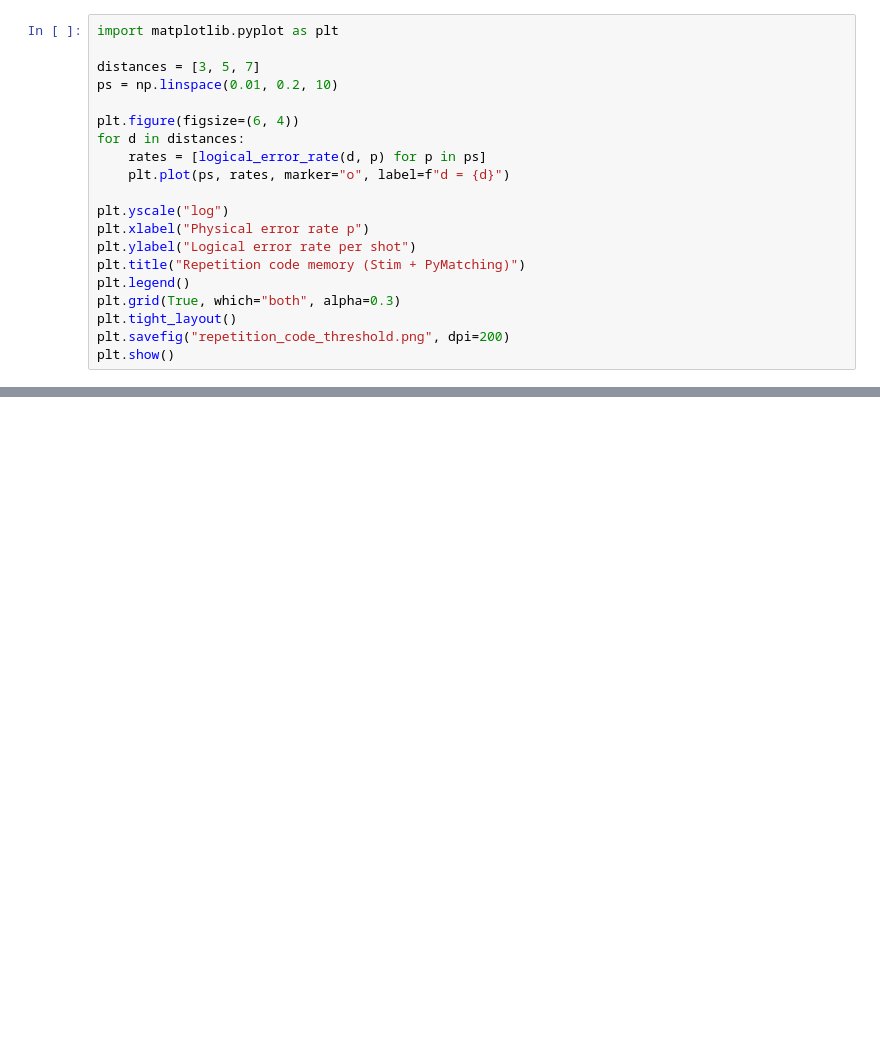
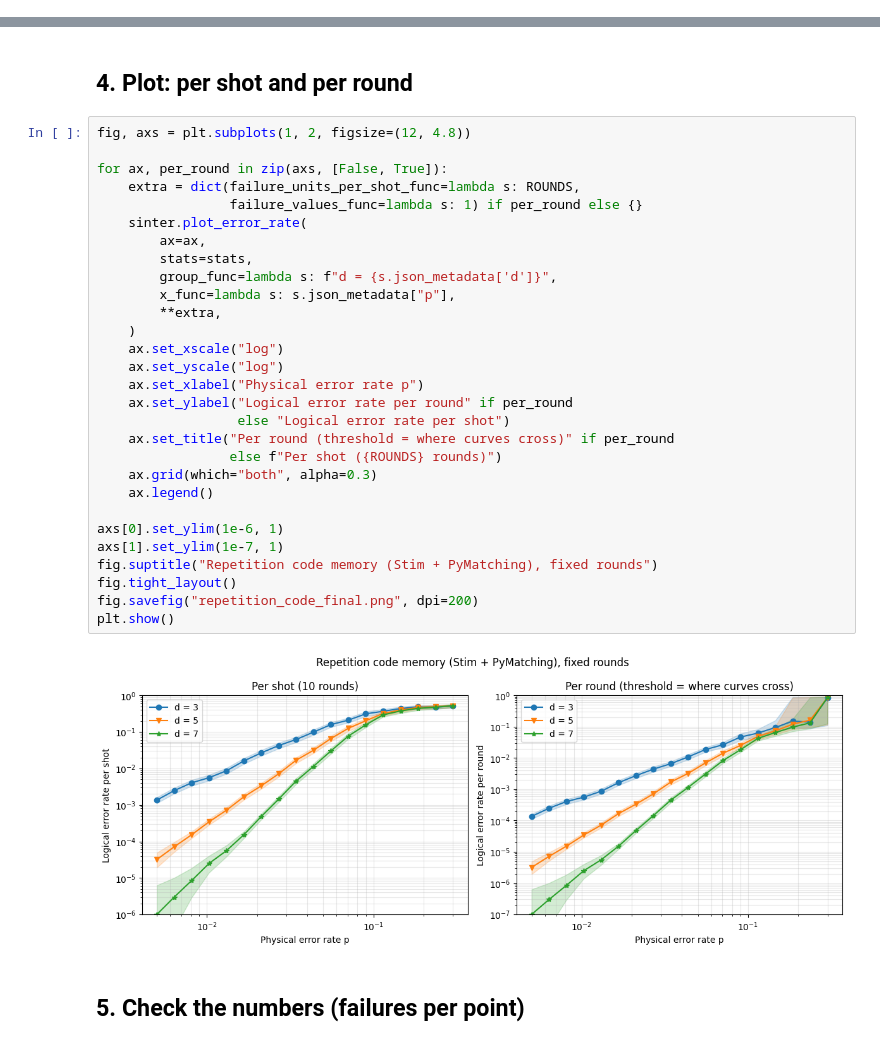
Before and after one commit to ASHMI-A/repetition-code-stim, a Jupyter notebook: repetition_code_stim.ipynb, the cells around one changed output, grey strips where cells are left out. Drawn from its saved outputs; the diff is of its cells as text; blank space fills up the shorter version.

Commit message:
Replace notebook with fixed-rounds sinter sweep

```diff
--- a/repetition_code_stim.ipynb
+++ b/repetition_code_stim.ipynb
@@ -74,20 +83,0 @@ print(logical_error_rate(distance=3, p=0.05))
-# %%
-import matplotlib.pyplot as plt
-
-distances = [3, 5, 7]
-ps = np.linspace(0.01, 0.2, 10)
-
-plt.figure(figsize=(6, 4))
-for d in distances:
-    rates = [logical_error_rate(d, p) for p in ps]
-    plt.plot(ps, rates, marker="o", label=f"d = {d}")
-
-plt.yscale("log")
-plt.xlabel("Physical error rate p")
-plt.ylabel("Logical error rate per shot")
-plt.title("Repetition code memory (Stim + PyMatching)")
-plt.legend()
-plt.grid(True, which="both", alpha=0.3)
-plt.tight_layout()
-plt.savefig("repetition_code_threshold.png", dpi=200)
-plt.show()
@@ -95,0 +112,35 @@ plt.show()
+# %% [markdown]
+## 4. Plot: per shot and per round
+# %%
+fig, axs = plt.subplots(1, 2, figsize=(12, 4.8))
+
+for ax, per_round in zip(axs, [False, True]):
+    extra = dict(failure_units_per_shot_func=lambda s: ROUNDS,
+                 failure_values_func=lambda s: 1) if per_round else {}
+    sinter.plot_error_rate(
+        ax=ax,
+        stats=stats,
+        group_func=lambda s: f"d = {s.json_metadata['d']}",
+        x_func=lambda s: s.json_metadata["p"],
+        **extra,
+    )
+    ax.set_xscale("log")
+    ax.set_yscale("log")
+    ax.set_xlabel("Physical error rate p")
+    ax.set_ylabel("Logical error rate per round" if per_round
+                  else "Logical error rate per shot")
+    ax.set_title("Per round (threshold = where curves cross)" if per_round
+                 else f"Per shot ({ROUNDS} rounds)")
+    ax.grid(which="both", alpha=0.3)
+    ax.legend()
+
+axs[0].set_ylim(1e-6, 1)
+axs[1].set_ylim(1e-7, 1)
+fig.suptitle("Repetition code memory (Stim + PyMatching), fixed rounds")
+fig.tight_layout()
+fig.savefig("repetition_code_final.png", dpi=200)
+plt.show()
+# %% [output]
+[figure, added]
+# %% [markdown]
+## 5. Check the numbers (failures per point)
```
Also changed, not shown: parts of 11 cells of this notebook.
